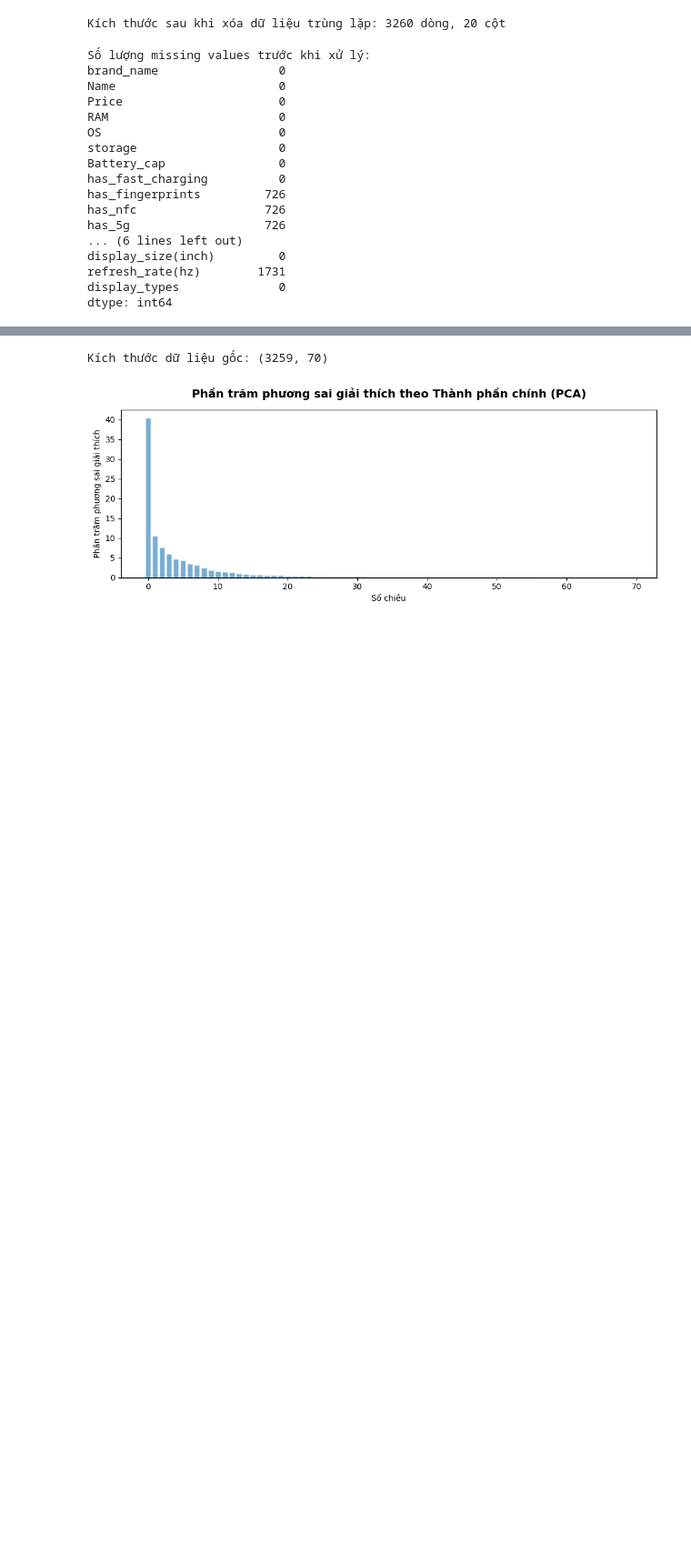
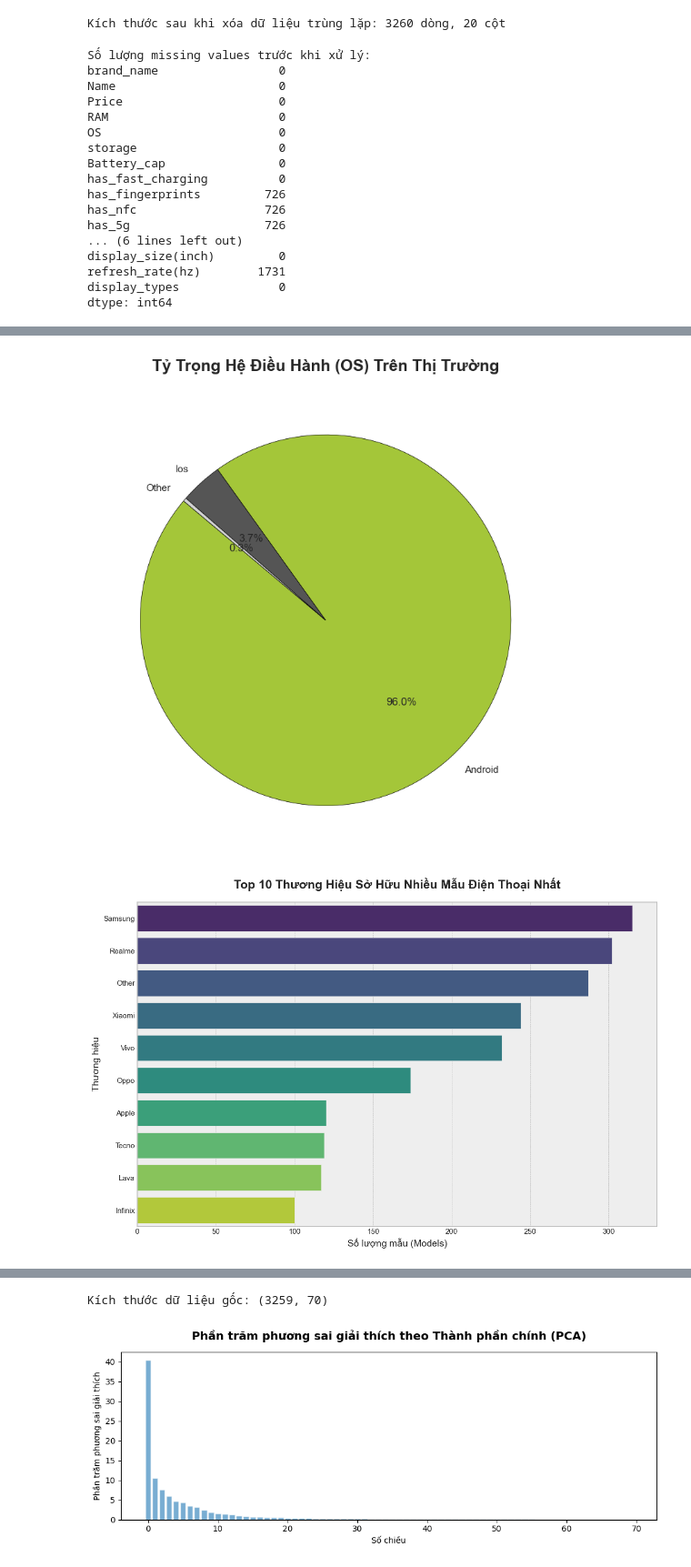
Before and after one commit to grst0610/Machine-learning, a Jupyter notebook: project.ipynb, the cells around one changed output, grey strips where cells are left out. Shown at 91% size. Drawn from its saved outputs; the diff is of its cells as text; code cells hidden in the pictures; blank space fills up the shorter version.

```diff
--- a/project.ipynb
+++ b/project.ipynb
@@ -101,0 +172,76 @@ df['OS'] = df['OS'].apply(lambda x: x if pd.notna(x) and x in ['android', 'ios']
+# %%
+# =======================================================
+# PHẦN 4: TRỰC QUAN HÓA CÁC BIẾN PHÂN LOẠI (TÁCH RỜI TỪNG ẢNH)
+# =======================================================
+import matplotlib.pyplot as plt
+import seaborn as sns
+import pandas as pd
+import numpy as np
+
+# Thiết lập style đồ thị chung
+sns.set_theme(style="whitegrid")
+plt.style.use('bmh')
+
+# --- Giả định bạn đã chạy các bước tiền xử lý ở Phần 1 ---
+# (Nếu bạn đã có dataframe 'df' chuẩn bị sẵn trong bộ nhớ,
+#  bạn có thể bỏ qua phần đọc file và fillna bên dưới, chỉ copy từ dòng plt.figure trở đi)
+
+# df = pd.read_csv('smartphones_data.csv.csv')
+# categorical_cols = df.select_dtypes(exclude=[np.number]).columns
+# for col in categorical_cols:
+#     df[col] = df[col].fillna(df[col].mode()[0])
+# df['OS'] = df['OS'].str.lower()
+# df['OS'] = df['OS'].apply(lambda x: x if pd.notna(x) and x in ['android', 'ios'] else 'other')
+
+# -------------------------------------------------------
+# 1. Hệ điều hành (OS) - Biểu đồ tròn
+# -------------------------------------------------------
+plt.figure(figsize=(10, 8)) # TẠO KHUNG HÌNH MỚI CHO OS
+os_counts = df['OS'].value_counts()
+plt.pie(os_counts.values, labels=[label.title() for label in os_counts.index],
+        autopct='%1.1f%%', startangle=140,
+        colors=['#A4C639', '#555555', '#D3D3D3'],
+        wedgeprops={'edgecolor': 'black'})
+plt.title('Tỷ Trọng Hệ Điều Hành (OS) Trên Thị Trường', fontsize=18, fontweight='bold', pad=20)
+plt.tight_layout()
+plt.show() # Hiển thị và kết thúc hình 1
+
+# -------------------------------------------------------
+# 2. Thương hiệu (Brand) - Biểu đồ thanh ngang
+# -------------------------------------------------------
+plt.figure(figsize=(12, 8)) # TẠO KHUNG HÌNH MỚI CHO BRAND
+top_brands = df['brand_name'].value_counts().head(10)
+sns.barplot(x=top_brands.values, y=[str(x).title() for x in top_brands.index], palette="viridis")
+plt.title('Top 10 Thương Hiệu Sở Hữu Nhiều Mẫu Điện Thoại Nhất', fontsize=18, fontweight='bold', pad=20)
+plt.xlabel('Số lượng mẫu (Models)', fontsize=14)
+plt.ylabel('Thương hiệu', fontsize=14)
+plt.tight_layout()
+plt.show() # Hiển thị và kết thúc hình 2
+
+# -------------------------------------------------------
+# 3. Hãng Sản Xuất Chip (Processor) - Biểu đồ cột đứng
+# -------------------------------------------------------
+plt.figure(figsize=(12, 8)) # TẠO KHUNG HÌNH MỚI CHO PROCESSOR
+top_processors = df['processor_brand'].value_counts().head(5)
+sns.barplot(x=top_processors.index.str.title(), y=top_processors.values, palette="magma")
+plt.title('Top 5 Dòng Vi Xử Lý (Chip) Phổ Biến Nhất', fontsize=18, fontweight='bold', pad=20)
+plt.xlabel('Hãng Vi Xử Lý', fontsize=14)
+plt.ylabel('Số lượng thiết bị', fontsize=14)
+plt.xticks(rotation=0, fontsize=12) # Giữ chữ thẳng đứng cho dễ đọc
+plt.tight_layout()
+plt.show() # Hiển thị và kết thúc hình 3
+
+# -------------------------------------------------------
+# 4. Công nghệ Màn Hình (Display Type) - Biểu đồ thanh ngang
+# -------------------------------------------------------
+plt.figure(figsize=(12, 8)) # TẠO KHUNG HÌNH MỚI CHO DISPLAY TYPE
+display_counts = df['display_types'].value_counts().head(4)
+sns.barplot(x=display_counts.values, y=display_counts.index.str.title(), palette="coolwarm")
+plt.title('Phân Bố Công Nghệ Màn Hình (Tấm Nền)', fontsize=18, fontweight='bold', pad=20)
+plt.xlabel('Số lượng thiết bị', fontsize=14)
+plt.ylabel('Công nghệ màn hình', fontsize=14)
+plt.tight_layout()
+plt.show() # Hiển thị và kết thúc hình 4
+# %% [output]
+[figure, added]
+[figure, added]
```
Also changed, not shown: parts of 10 cells of this notebook.
